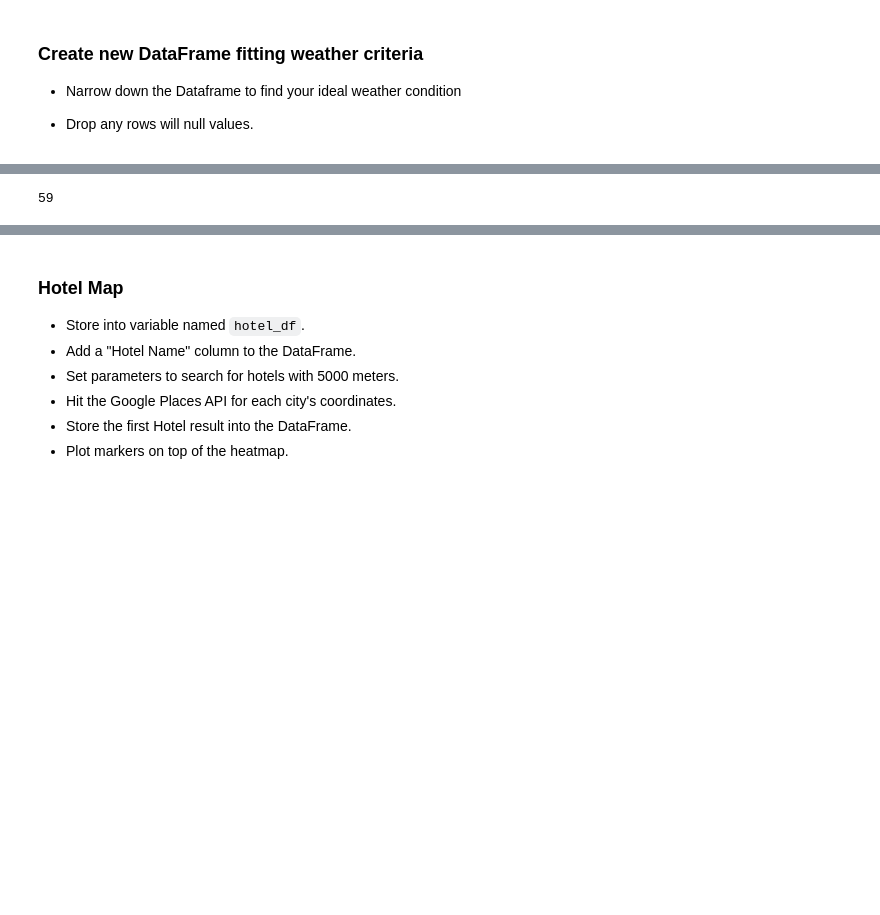
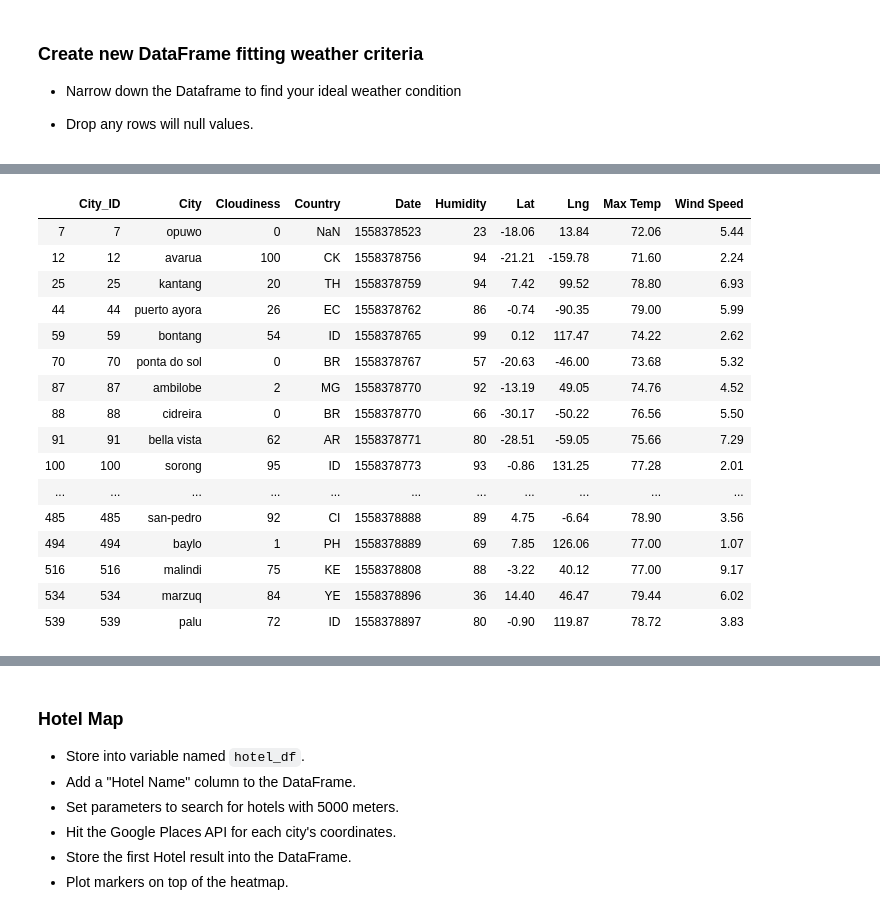
Before and after one commit to AddyBenny/APIs, a Jupyter notebook: VacationPy.ipynb, the cells around one changed output, grey strips where cells are left out. Saved outputs shown, nothing was run; the diff lists cells and outputs as text; code cells hidden in the pictures; blank space fills up the shorter version.

```diff
--- a/VacationPy.ipynb
+++ b/VacationPy.ipynb
@@ -20,8 +20,8 @@ from api_keys import g_key
 * Load the csv exported in Part I to a DataFrame
 # %%
 file_path = "../output_data/cities.csv"
-cities_data_df = pd.read_csv(file_path, sep=",")
-cities_data_df
+city_weather_df = pd.read_csv(file_path)
+city_weather_df
 # %% [output]
 |  | City_ID | City | Cloudiness | Country | Date | Humidity | Lat | Lng | Max Temp | Wind Speed |
 | 0 | 0 | ostrovnoy | 2 | RU | 1558378754 | 72 | 68.05 | 39.51 | 37.50 | 7.16 |
@@ -64,10 +63,10 @@ fig.add_layer(gmaps.heatmap_layer(location, weights=humidity))
 #Narrow down the Dataframe to find your ideal weather condition
 
 #ideal weather
-ideal_weather_df = cities_data_df.loc[(cities_data_df['Max Temp']<80) & (cities_data_df['Max Temp']>70)]
+ideal_weather_df = city_weather_df.loc[(city_weather_df['Max Temp']<80) & (city_weather_df['Max Temp']>70)]
 
 #print ideal weather condition
 
 ideal_weather_df
-len(ideal_weather_df)
+#len(ideal_weather_df)
 # %% [output]
@@ -75,8 +86,25 @@ len(ideal_weather_df)
 # %%
 # look for wind that is less than 10
-ideal_wind_df = ideal_weather_df[(cities_data_df['Wind Speed']<10)]
-len(ideal_wind_df)
+ideal_wind_df = ideal_weather_df[(city_weather_df['Wind Speed']<10)]
+ideal_wind_df
+#len(ideal_wind_df)
 # %% [output]
-59
+|  | City_ID | City | Cloudiness | Country | Date | Humidity | Lat | Lng | Max Temp | Wind Speed |
+| 7 | 7 | opuwo | 0 | NaN | 1558378523 | 23 | -18.06 | 13.84 | 72.06 | 5.44 |
+| 12 | 12 | avarua | 100 | CK | 1558378756 | 94 | -21.21 | -159.78 | 71.60 | 2.24 |
+| 25 | 25 | kantang | 20 | TH | 1558378759 | 94 | 7.42 | 99.52 | 78.80 | 6.93 |
+| 44 | 44 | puerto ayora | 26 | EC | 1558378762 | 86 | -0.74 | -90.35 | 79.00 | 5.99 |
+| 59 | 59 | bontang | 54 | ID | 1558378765 | 99 | 0.12 | 117.47 | 74.22 | 2.62 |
+| 70 | 70 | ponta do sol | 0 | BR | 1558378767 | 57 | -20.63 | -46.00 | 73.68 | 5.32 |
+| 87 | 87 | ambilobe | 2 | MG | 1558378770 | 92 | -13.19 | 49.05 | 74.76 | 4.52 |
+| 88 | 88 | cidreira | 0 | BR | 1558378770 | 66 | -30.17 | -50.22 | 76.56 | 5.50 |
+| 91 | 91 | bella vista | 62 | AR | 1558378771 | 80 | -28.51 | -59.05 | 75.66 | 7.29 |
+| 100 | 100 | sorong | 95 | ID | 1558378773 | 93 | -0.86 | 131.25 | 77.28 | 2.01 |
+| ... | ... | ... | ... | ... | ... | ... | ... | ... | ... | ... |
+| 485 | 485 | san-pedro | 92 | CI | 1558378888 | 89 | 4.75 | -6.64 | 78.90 | 3.56 |
+| 494 | 494 | baylo | 1 | PH | 1558378889 | 69 | 7.85 | 126.06 | 77.00 | 1.07 |
+| 516 | 516 | malindi | 75 | KE | 1558378808 | 88 | -3.22 | 40.12 | 77.00 | 9.17 |
+| 534 | 534 | marzuq | 84 | YE | 1558378896 | 36 | 14.40 | 46.47 | 79.44 | 6.02 |
+| 539 | 539 | palu | 72 | ID | 1558378897 | 80 | -0.90 | 119.87 | 78.72 | 3.83 |
 # %%
 # zero cloudiness
```
Also changed, not shown: parts of 7 cells of this notebook.
